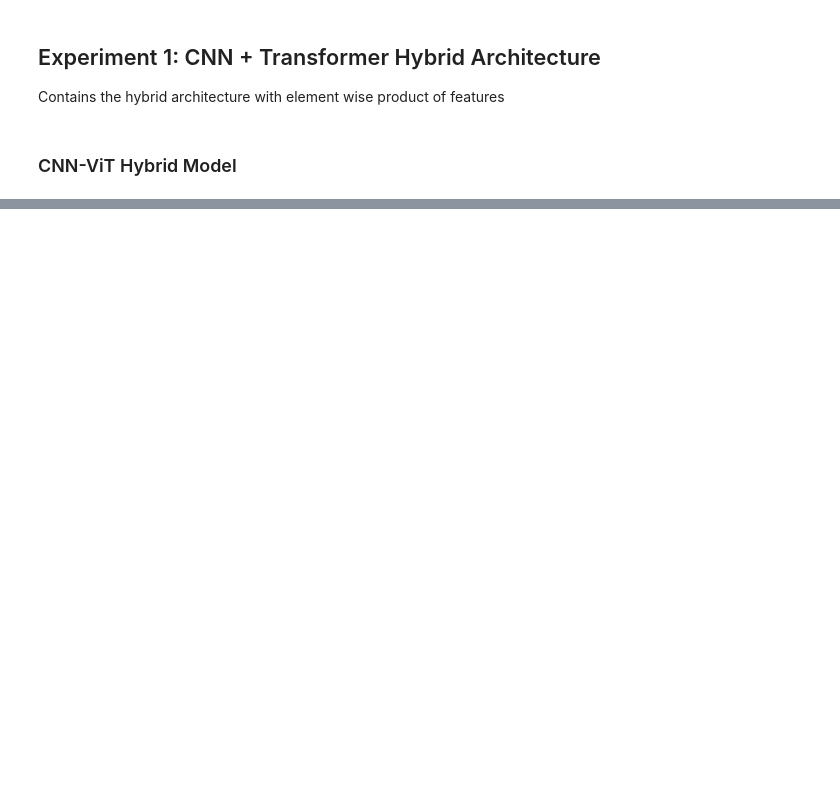
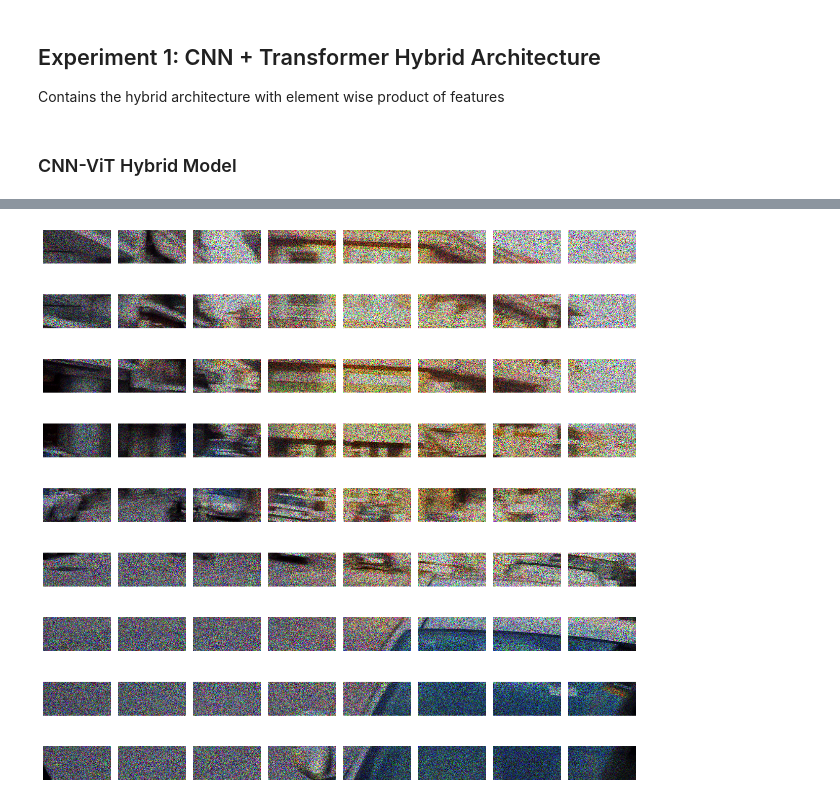
Before and after one commit to Tejas204/HLCV_SoSe2025_Project, a Jupyter notebook: main.ipynb, the cells around one changed output, grey strips where cells are left out. Cells and saved outputs as stored; diff of their text form; code cells hidden in the pictures; blank space fills up the shorter version.

Commit message:
Patching and stitching

```diff
--- a/main.ipynb
+++ b/main.ipynb
@@ -73,0 +76,79 @@ def train(model, dataloader, optimizer, epochs=5, log_file='training_log.txt', b
+# %%
+# -------------------------------------------------------------------------------------------------------------
+# Factorization
+# Calculate the factors and return the optimal number of rows and columns for patches
+# -------------------------------------------------------------------------------------------------------------
+from torchvision.transforms import ToPILImage
+def factorization(number):
+    factors = []
+
+    for i in range(1, number+1):
+        if number%i == 0:
+            factors.append(i)
+
+    middle_value = int(len(factors) / 2)
+    factors = factors[middle_value:]
+    middle = int(len(factors) / 2)
+    partitions = int(number / factors[middle])
+    patch_size = factors[middle]
+    print(factors)
+    return patch_size, partitions
+
+
+
+# Preliminary transforms
+transform = transforms.Compose([transforms.ToTensor()])
+raw_image = Image.open("./Go_Pro_1.png").convert('RGB')
+image = transform(raw_image)
+C, H, W = image.shape
+print(f"Channels, height and width: {C, H, W}")
+
+
+
+# Factorize and choose maximum factor
+if H == W:
+    rows = columns = int(np.sqrt(H))
+else:
+    # call factorization method
+    row_size, rows = factorization(H)
+    column_size, columns = factorization(W)
+    print(f"Rows Columns: {rows, columns}")
+    print(f"Patch Size: {row_size, column_size}")
+
+# -------------------------------------------------------------------------------------------------------------
+# Patching
+# -------------------------------------------------------------------------------------------------------------
+img_patches = []
+patches = []
+for i in range(0, H, row_size):
+    for j in range(0, W, column_size):
+        patches.append(image[:, i: i+row_size, j: j+column_size])
+        img_patches.append(ToPILImage()(image[:, i: i+row_size, j: j+column_size]))
+
+print(len(patches[:]))
+
+# -------------------------------------------------------------------------------------------------------------
+# Stitching
+# -------------------------------------------------------------------------------------------------------------
+stitched_image = []
+print(len(patches[:][:8]))
+for i in range(0, len(patches[:]), columns):
+    row = torch.cat(patches[:][i:i+columns], dim=2)
+    stitched_image.append(row)
+
+final_image = torch.cat(stitched_image, dim=1)
+stitched_pil = ToPILImage()(final_image)
+stitched_pil.show()
+
+
+# -------------------------------------------------------------------------------------------------------------
+# Plotting
+# -------------------------------------------------------------------------------------------------------------
+fig, axs = plt.subplots(9, 8, figsize=(12, 12))
+for ax, patch in zip(axs.flatten(), img_patches):
+    ax.imshow(patch)
+    ax.axis('off')
+
+plt.tight_layout()
+plt.show()
+# %% [output]
@@ -74,3 +162,4 @@ def train(model, dataloader, optimizer, epochs=5, log_file='training_log.txt', b
+[figure, added]
 # %%
 # -------------------------------------------------------------------------------------------------------------
 # Driver Code
```
Also changed, not shown: parts of 3 cells of this notebook, 2 other files.
